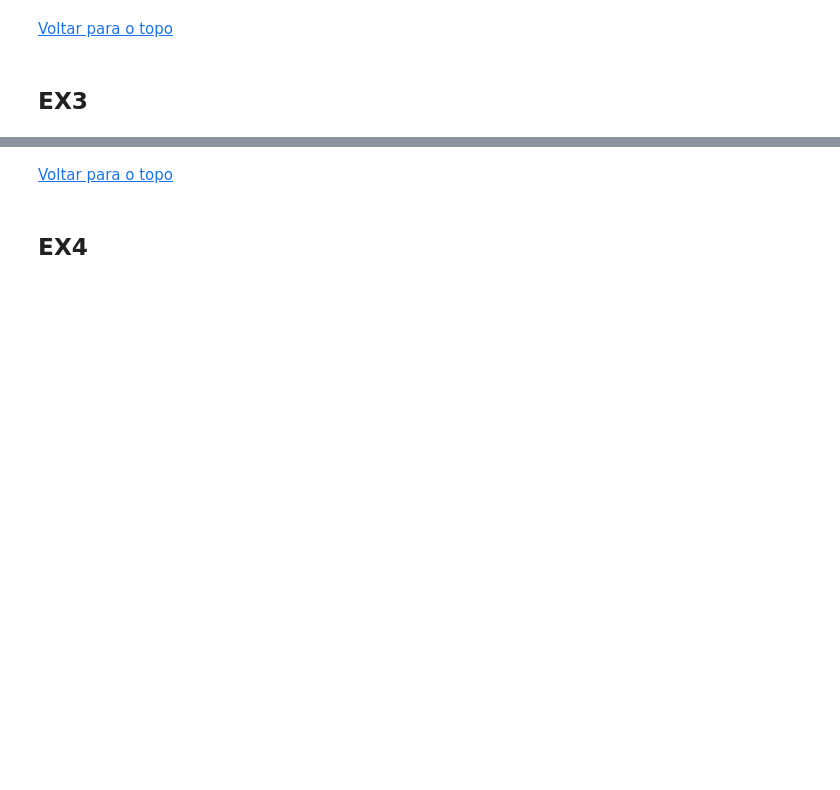
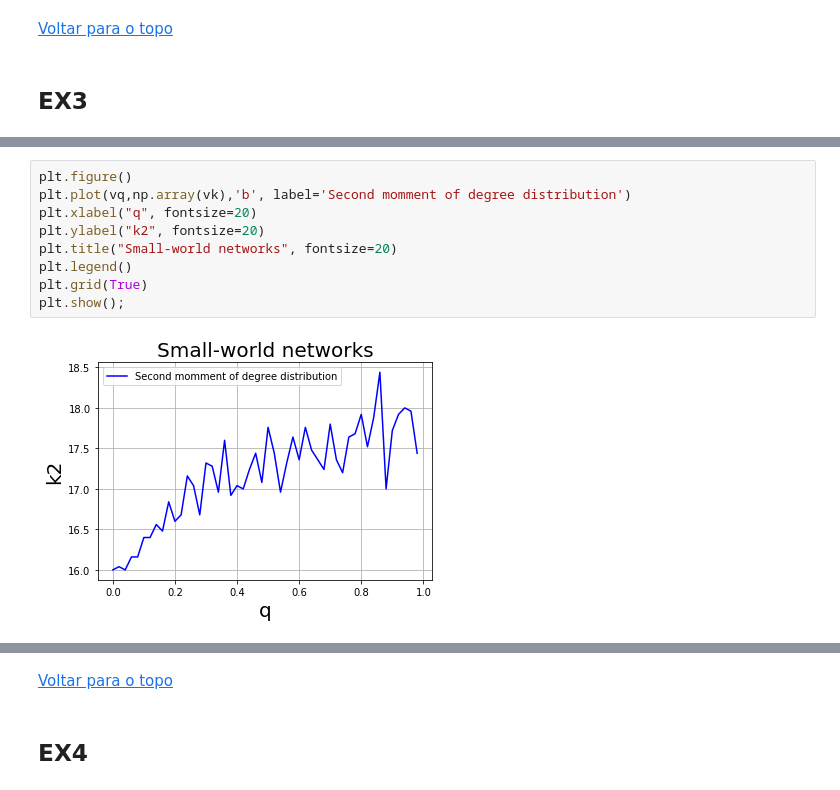
Before and after one commit to Micanga/sme0130_redes_complexas, a Jupyter notebook: projeto3.ipynb, the cells around one changed output, grey strips where cells are left out. Saved outputs shown, nothing was run; the diff lists cells and outputs as text; blank space fills up the shorter version.

```diff
--- a/projeto3.ipynb
+++ b/projeto3.ipynb
@@ -300,0 +341,11 @@ grafico p x k
+# %%
+plt.figure()
+plt.plot(vq,np.array(vk),'b', label='Second momment of degree distribution')
+plt.xlabel("q", fontsize=20)
+plt.ylabel("k2", fontsize=20)
+plt.title("Small-world networks", fontsize=20)
+plt.legend()
+plt.grid(True)
+plt.show();
+# %% [output]
+[figure, added]
```
Also changed, not shown: parts of 13 cells of this notebook.
